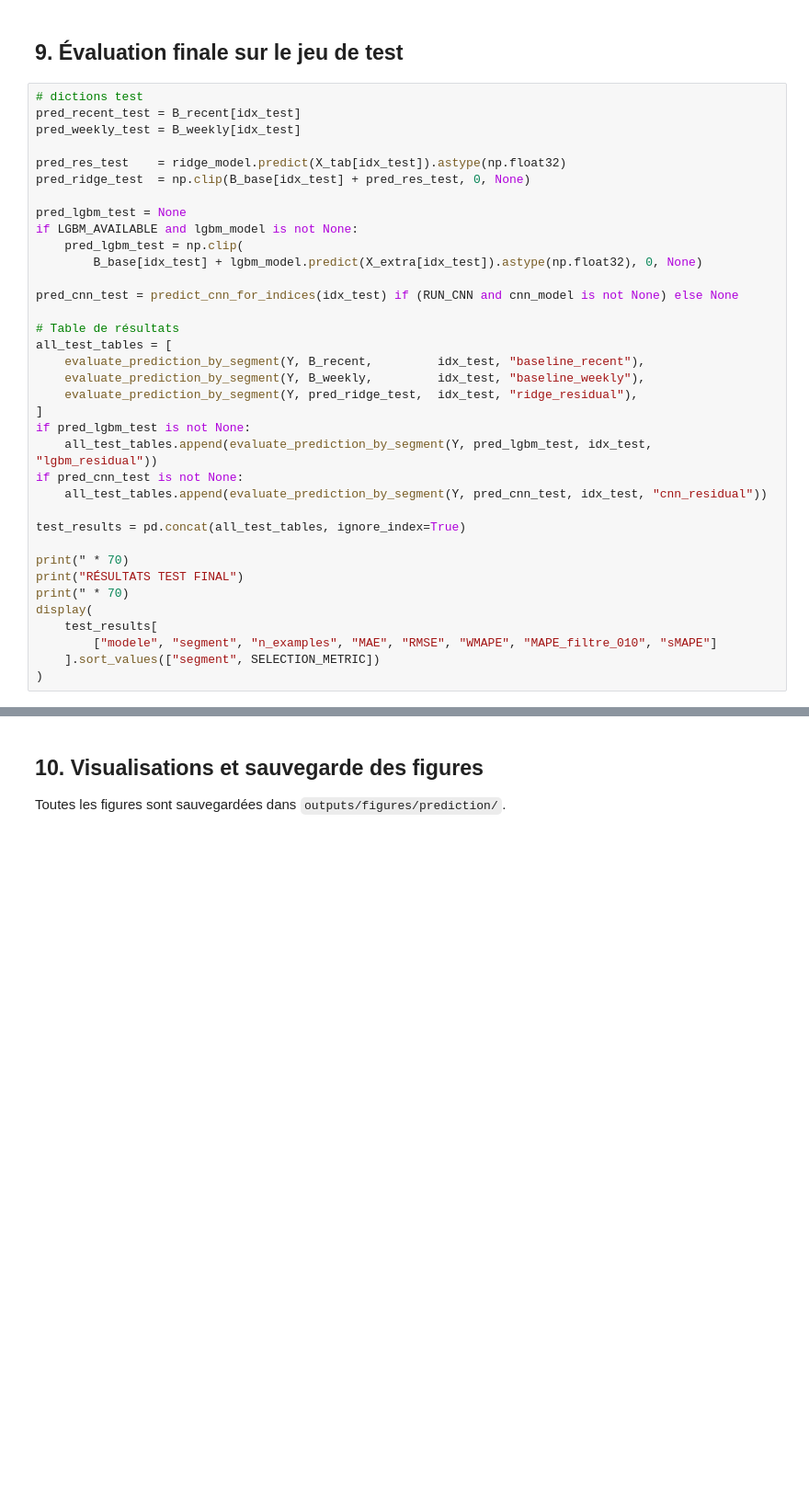
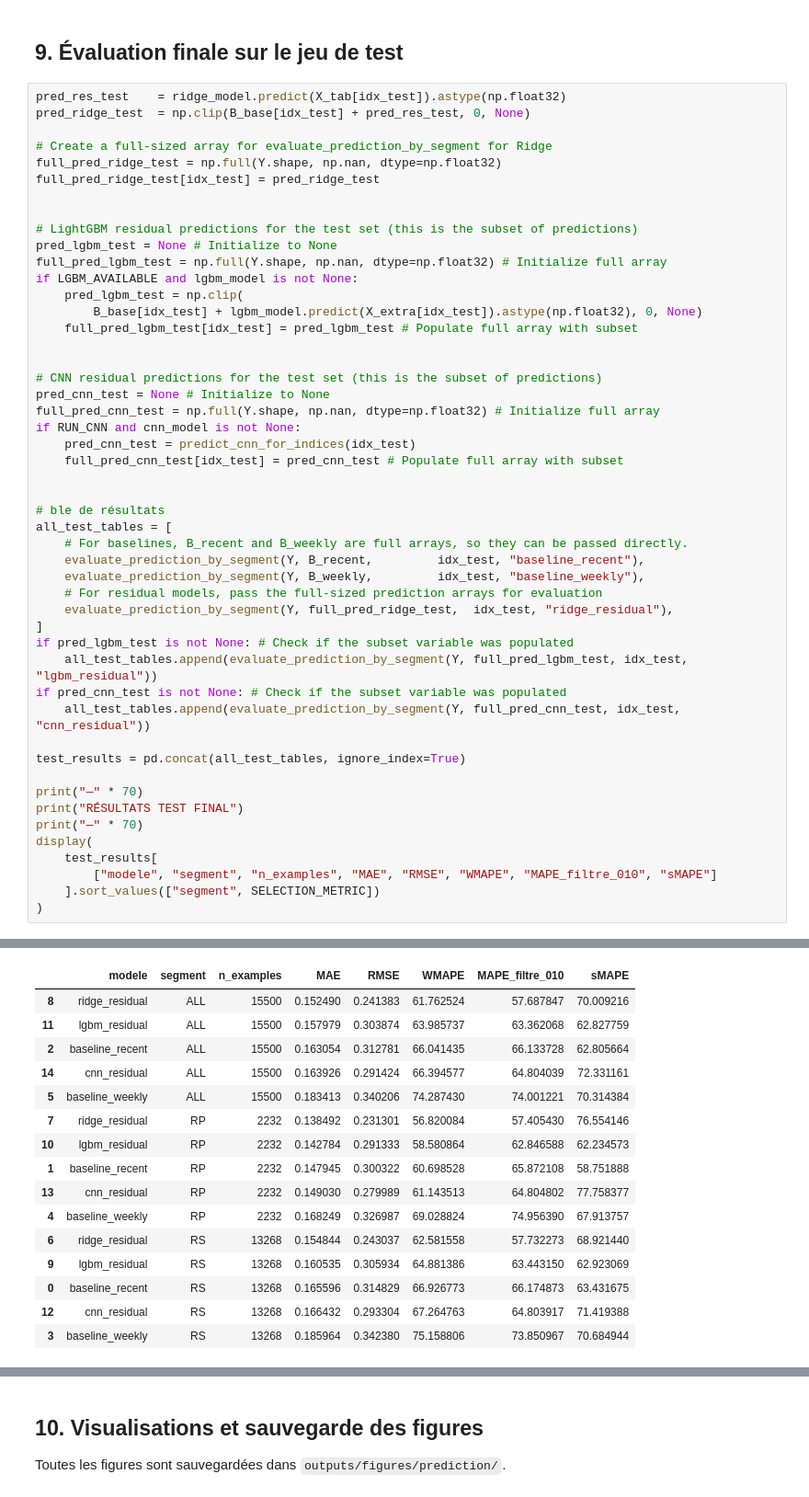
Before and after one commit to MariamRekik/Data-et-energie, a Jupyter notebook: Notebooks/03_prediction.ipynb, the cells around one changed output, grey strips where cells are left out. Shown at 92% size. Drawn from its saved outputs; the diff is of its cells as text; blank space fills up the shorter version.

```diff
--- a/Notebooks/03_prediction.ipynb
+++ b/Notebooks/03_prediction.ipynb
@@ -732,38 +848,52 @@ if RUN_CNN and cnn_model is not None:
 # %% [markdown]
 ## 9. Évaluation finale sur le jeu de test
 # %%
-# dictions test
-pred_recent_test = B_recent[idx_test]
-pred_weekly_test = B_weekly[idx_test]
-
 pred_res_test    = ridge_model.predict(X_tab[idx_test]).astype(np.float32)
 pred_ridge_test  = np.clip(B_base[idx_test] + pred_res_test, 0, None)
 
-pred_lgbm_test = None
+# Create a full-sized array for evaluate_prediction_by_segment for Ridge
+full_pred_ridge_test = np.full(Y.shape, np.nan, dtype=np.float32)
+full_pred_ridge_test[idx_test] = pred_ridge_test
+
+
+# LightGBM residual predictions for the test set (this is the subset of predictions)
+pred_lgbm_test = None # Initialize to None
+full_pred_lgbm_test = np.full(Y.shape, np.nan, dtype=np.float32) # Initialize full array
 if LGBM_AVAILABLE and lgbm_model is not None:
     pred_lgbm_test = np.clip(
         B_base[idx_test] + lgbm_model.predict(X_extra[idx_test]).astype(np.float32), 0, None)
+    full_pred_lgbm_test[idx_test] = pred_lgbm_test # Populate full array with subset
 
-pred_cnn_test = predict_cnn_for_indices(idx_test) if (RUN_CNN and cnn_model is not None) else None
 
-# Table de résultats
+# CNN residual predictions for the test set (this is the subset of predictions)
+pred_cnn_test = None # Initialize to None
+full_pred_cnn_test = np.full(Y.shape, np.nan, dtype=np.float32) # Initialize full array
+if RUN_CNN and cnn_model is not None:
+    pred_cnn_test = predict_cnn_for_indices(idx_test)
+    full_pred_cnn_test[idx_test] = pred_cnn_test # Populate full array with subset
+
+
+# ble de résultats
 all_test_tables = [
+    # For baselines, B_recent and B_weekly are full arrays, so they can be passed directly.
     evaluate_prediction_by_segment(Y, B_recent,         idx_test, "baseline_recent"),
     evaluate_prediction_by_segment(Y, B_weekly,         idx_test, "baseline_weekly"),
-    evaluate_prediction_by_segment(Y, pred_ridge_test,  idx_test, "ridge_residual"),
+    # For residual models, pass the full-sized prediction arrays for evaluation
+    evaluate_prediction_by_segment(Y, full_pred_ridge_test,  idx_test, "ridge_residual"),
 ]
-if pred_lgbm_test is not None:
-    all_test_tables.append(evaluate_prediction_by_segment(Y, pred_lgbm_test, idx_test, "lgbm_residual"))
-if pred_cnn_test is not None:
-    all_test_tables.append(evaluate_prediction_by_segment(Y, pred_cnn_test, idx_test, "cnn_residual"))
+if pred_lgbm_test is not None: # Check if the subset variable was populated
+    all_test_tables.append(evaluate_prediction_by_segment(Y, full_pred_lgbm_test, idx_test, "lgbm_residual"))
+if pred_cnn_test is not None: # Check if the subset variable was populated
+    all_test_tables.append(evaluate_prediction_by_segment(Y, full_pred_cnn_test, idx_test, "cnn_residual"))
 
 test_results = pd.concat(all_test_tables, ignore_index=True)
 
-print(" * 70)
+print("—" * 70)
 print("RÉSULTATS TEST FINAL")
-print(" * 70)
+print("—" * 70)
 display(
     test_results[
         ["modele", "segment", "n_examples", "MAE", "RMSE", "WMAPE", "MAPE_filtre_010", "sMAPE"]
     ].sort_values(["segment", SELECTION_METRIC])
 )
+# %% [output]
@@ -770,3 +903,19 @@ display(
+|  | modele | segment | n_examples | MAE | RMSE | WMAPE | MAPE_filtre_010 | sMAPE |
+| 8 | ridge_residual | ALL | 15500 | 0.152490 | 0.241383 | 61.762524 | 57.687847 | 70.009216 |
+| 11 | lgbm_residual | ALL | 15500 | 0.157979 | 0.303874 | 63.985737 | 63.362068 | 62.827759 |
+| 2 | baseline_recent | ALL | 15500 | 0.163054 | 0.312781 | 66.041435 | 66.133728 | 62.805664 |
+| 14 | cnn_residual | ALL | 15500 | 0.163926 | 0.291424 | 66.394577 | 64.804039 | 72.331161 |
+| 5 | baseline_weekly | ALL | 15500 | 0.183413 | 0.340206 | 74.287430 | 74.001221 | 70.314384 |
+| 7 | ridge_residual | RP | 2232 | 0.138492 | 0.231301 | 56.820084 | 57.405430 | 76.554146 |
+| 10 | lgbm_residual | RP | 2232 | 0.142784 | 0.291333 | 58.580864 | 62.846588 | 62.234573 |
+| 1 | baseline_recent | RP | 2232 | 0.147945 | 0.300322 | 60.698528 | 65.872108 | 58.751888 |
+| 13 | cnn_residual | RP | 2232 | 0.149030 | 0.279989 | 61.143513 | 64.804802 | 77.758377 |
+| 4 | baseline_weekly | RP | 2232 | 0.168249 | 0.326987 | 69.028824 | 74.956390 | 67.913757 |
+| 6 | ridge_residual | RS | 13268 | 0.154844 | 0.243037 | 62.581558 | 57.732273 | 68.921440 |
+| 9 | lgbm_residual | RS | 13268 | 0.160535 | 0.305934 | 64.881386 | 63.443150 | 62.923069 |
+| 0 | baseline_recent | RS | 13268 | 0.165596 | 0.314829 | 66.926773 | 66.174873 | 63.431675 |
+| 12 | cnn_residual | RS | 13268 | 0.166432 | 0.293304 | 67.264763 | 64.803917 | 71.419388 |
+| 3 | baseline_weekly | RS | 13268 | 0.185964 | 0.342380 | 75.158806 | 73.850967 | 70.684944 |
 # %%
 # hèse val / test
 validation_tables = [baseline_val, ridge_val_table]
```
Also changed, not shown: parts of 32 cells of this notebook, 10 other files.
